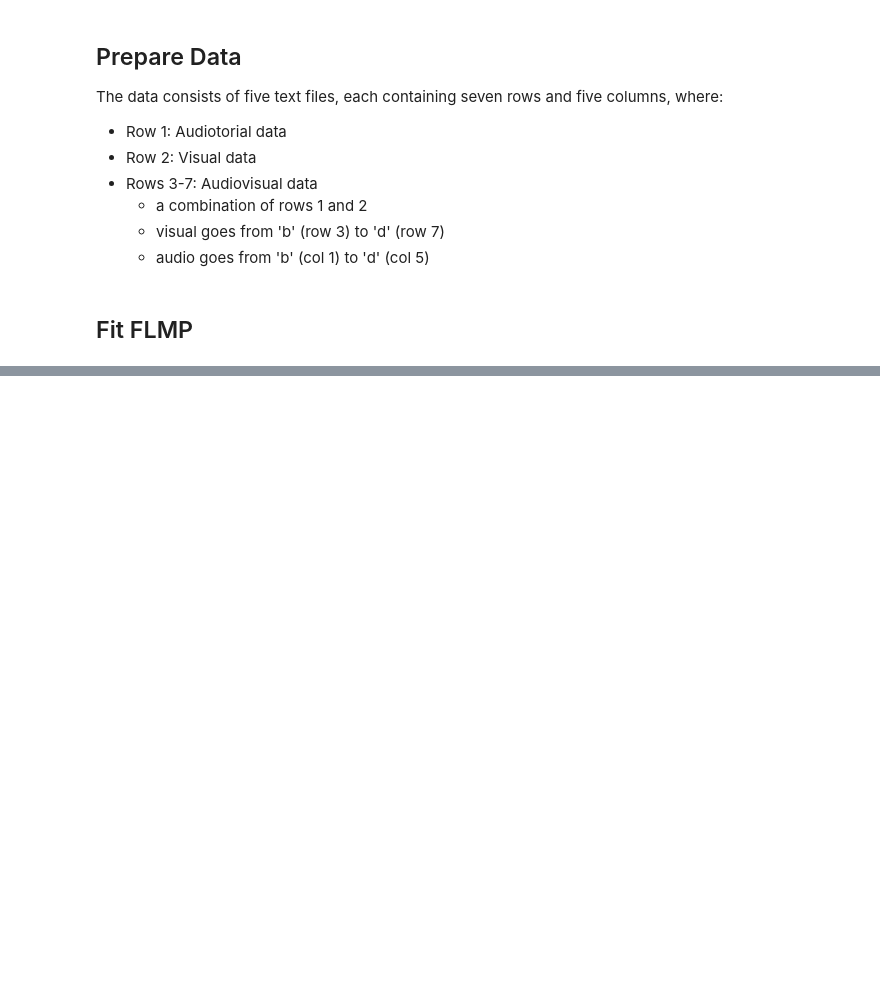
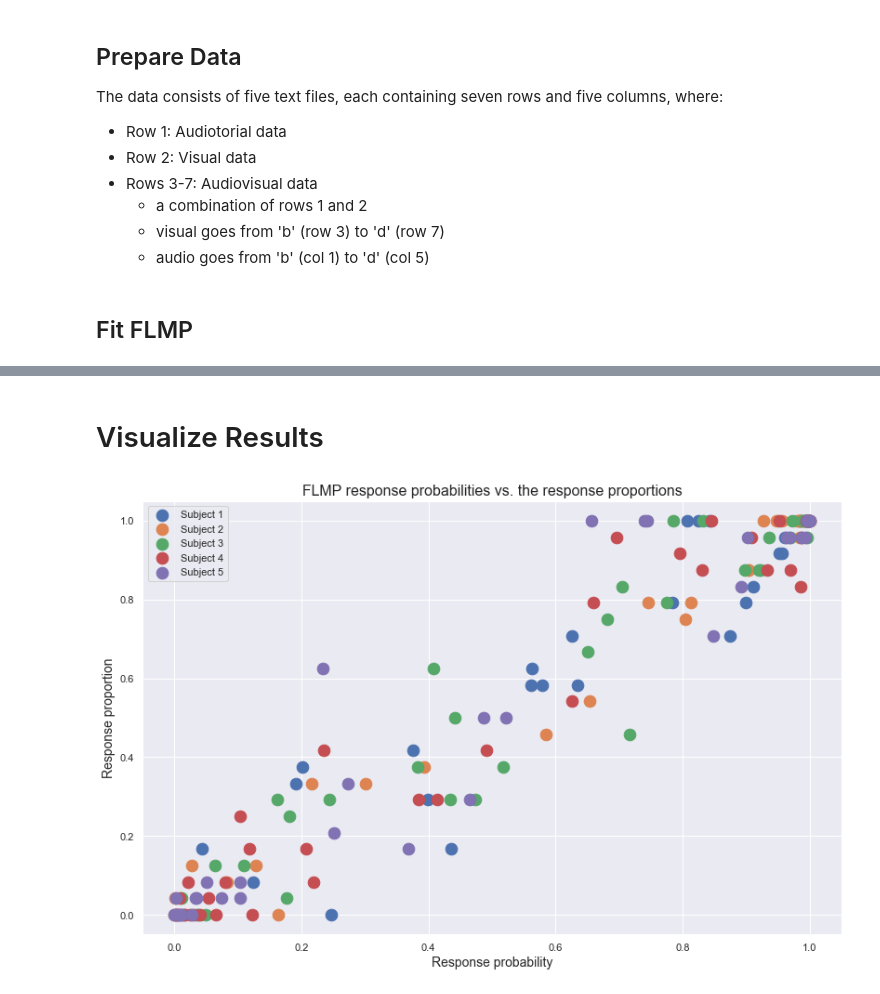
Before and after one commit to simonamtoft/bayesian-audiovisual-speech-perception, a Jupyter notebook: FLMP.ipynb, the cells around one changed output, grey strips where cells are left out. Cells and saved outputs as stored; diff of their text form; code cells hidden in the pictures; blank space fills up the shorter version.

Commit message:
update plot

```diff
--- a/FLMP.ipynb
+++ b/FLMP.ipynb
@@ -52,18 +50,18 @@ def baseline_softmax(x):
 def binomial_pmf(k, n, p):
     return comb(n, k) * np.power(p, k) * np.power(1 - p, n - k)
 # %%
-def objective_function(theta, data, n_samples=24):
+def objective_function(theta, data, K_, n_samples=24):
     # extract audio and visual parameters
-    # theta_A = theta[0:(K-1)]
-    # theta_V = theta[(K-1): ]
-    theta_A = theta[0:K]
-    theta_V = theta[K: ]
+    theta_A = theta[0:K_]
+    theta_V = theta[K_: ]
 
     # get probabilities for audio and visual
     # p_A = baseline_softmax(theta_A).reshape(-1,1)
     # p_V = baseline_softmax(theta_V).reshape(-1,1)
     p_A = np.array([baseline_softmax(t)[0] for t in theta_A]).reshape(-1,1)
     p_V = np.array([baseline_softmax(t)[0] for t in theta_V]).reshape(-1,1)
+    # print(theta_A.shape, theta_V.shape)
+    # print(p_A.shape, p_V.shape)
 
     # compute audiovisual probabilities by
     # taking the outer product for all combinations of audio and visual
@@ -80,12 +78,10 @@ def objective_function(theta, data, n_samples=24):
     # return the negative log-likelihood
     return -L
 # %%
-def flmp_fit(data, n_samples):
+def flmp_fit(data, n_samples, K_):
     """Perform FLMP fit to data"""
-    # K_ = K - 1
-    K_ = K
     theta = np.zeros(K_*2)
-    opt_result = minimize(objective_function, theta, args=(data, n_samples))
+    opt_result = minimize(objective_function, theta, args=(data, K_, n_samples))
     objective, theta_A, theta_V = (
         opt_result.fun,
         (opt_result.x[0:K_]),
@@ -97,8 +93,9 @@ def flmp_fit(data, n_samples):
 theta_A = np.zeros((K, N))
 theta_V = np.zeros((K, N))
 neg_L = np.zeros(K)
+p_set = []
 for i in range(K):
-    obj, tA, tV = flmp_fit(data[i], n_samples)
+    obj, tA, tV = flmp_fit(data[i], n_samples, K)
 
     # save results
     neg_L[i] = obj
@@ -107,6 +104,11 @@ for i in range(K):
     # theta_A[i, :-1] = tA
     # theta_V[i, :-1] = tV
 
+    p_A = np.array([baseline_softmax(t)[0] for t in tA]).reshape(-1,1)
+    p_V = np.array([baseline_softmax(t)[0] for t in tV]).reshape(-1,1)
+    p_AV = (p_A @ p_V.T) / (p_A @ p_V.T + (1 - p_A) @ (1 - p_V).T)
+    p_set.append(np.vstack([p_A.T, p_V.T, p_AV]))
+
     # print results
     print(f'\nResults for subject {i+1}')
     print(f'Negative log-likelihood: {neg_L[i]}')
@@ -132,0 +135,21 @@ Visual: [-3.56948525 -1.18540161  1.06838789  4.37877927  7.72373571]
+# %% [markdown]
+# Visualize Results
+# %%
+# define stuff to plot
+x = p_set
+y = list(data/24)
+
+# plot FLMP response probabilities vs. response proportions
+fig = plt.figure(figsize = (12,8))
+ax1 = fig.add_subplot(111)
+for idx in range(5):
+    # labl = f''
+    ax1.scatter(x[idx], y[idx], s=160, label=f'Subject {idx+1}')
+plt.legend(loc='upper left')
+plt.title("FLMP response probabilities vs. the response proportions", fontsize=16)
+plt.xlabel('Response probability', fontsize=14)
+plt.ylabel('Response proportion', fontsize=14)
+plt.savefig('./visualizations/flmp_scatter.png', transparent=True)
+plt.show()
+# %% [output]
+[figure, added]
```
Also changed, not shown: parts of 2 cells of this notebook, 2 other files.
